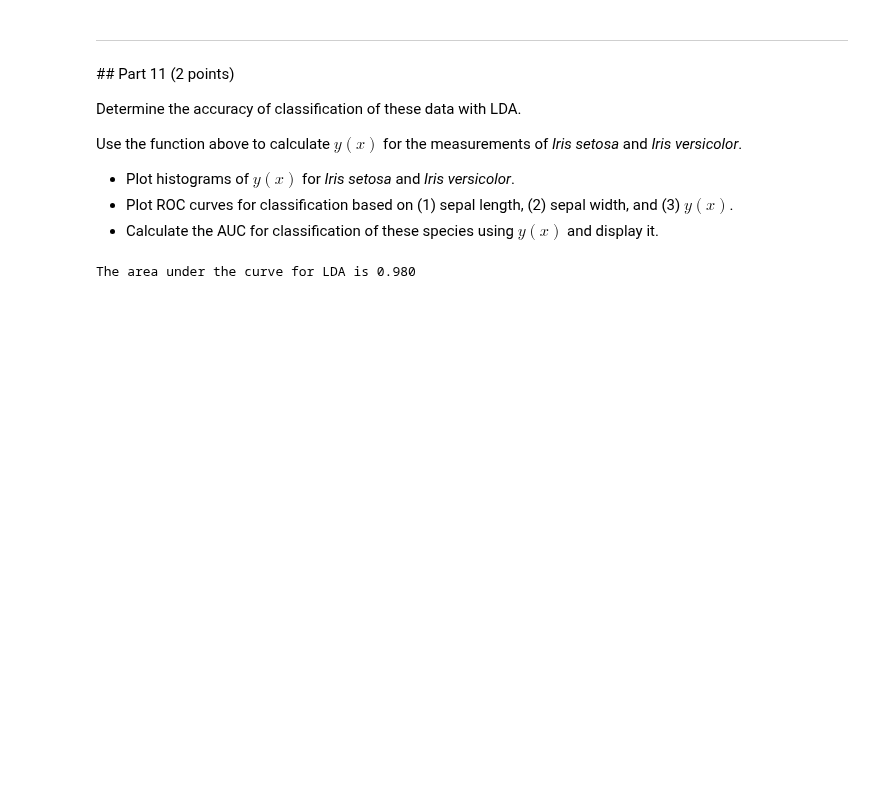
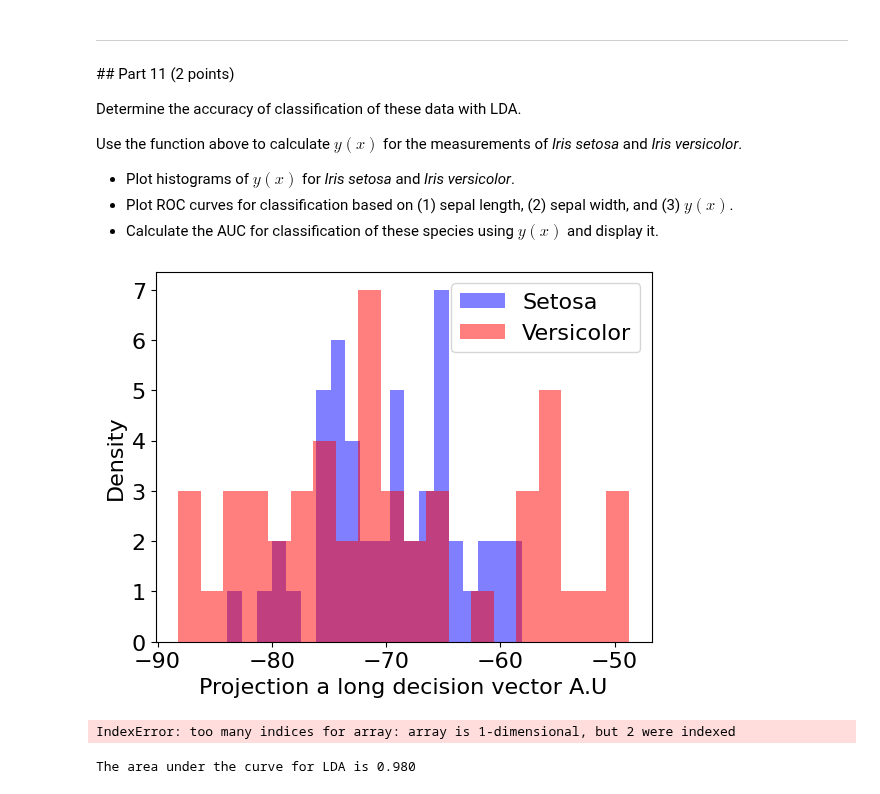
Before and after one commit to Urvi-M/BE559, a Jupyter notebook: Homework3_part1_v1.ipynb, the cells around one changed output. Drawn from its saved outputs; the diff is of its cells as text; code cells hidden in the pictures; blank space fills up the shorter version.

```diff
--- a/Homework3_part1_v1.ipynb
+++ b/Homework3_part1_v1.ipynb
@@ -375,6 +377,13 @@ $ y(x) = W^Tx + {\omega}_0 $
 $y(x)$ is the distance between the decision boundary (i.e. the projection of the centroid midpoint onto the decision vector) and the projection of a data point, $x$, onto the decision vector.
 
 This function should take as input arguments: data points ($x$; an Nx2 numpy array), the decision vector ($W$; a 1x2 numpy array), and the centroid midpoint (1x2 numpy array used to calculate $w_0$).
+# %%
+def distance_to_decision_boundary(x, W, m):
+
+    w0 = -np.dot(W, m)
+
+    distance = np.dot(x, W) + w0
+    return distance
 # %% [markdown]
 ---
 ## Part 11 (2 points)
@@ -386,6 +395,42 @@ Use the function above to calculate $y(x)$ for the measurements of *Iris setosa*
 *   Plot histograms of $y(x)$ for *Iris setosa* and *Iris versicolor*.
 *   Plot ROC curves for classification based on (1) sepal length, (2) sepal width, and (3) $y(x)$.
 *   Calculate the AUC for classification of these species using $y(x)$ and display it.
+# %%
+# Calculate y(x) for Iris setosa and Iris versicolor
+y_setosa = distance_to_decision_boundary(np.column_stack((sinvx, sinvy)), W, m)
+y_versicolor = distance_to_decision_boundary(np.column_stack((vinvx, vinvy)), W, m)
+
+# Plot histograms of y(x) for Iris setosa and Iris versicolor
+plt.hist(y_setosa, bins=20, color='b', alpha=0.5, label='Setosa')
+plt.hist(y_versicolor, bins=20, color='r', alpha=0.5, label='Versicolor')
+plt.xlabel('Projection a long decision vector A.U')
+plt.ylabel('Density')
+
+plt.legend()
+plt.show()
+
+# Calculate ROC curves for classification based on y(x)
+tpr_yx, fpr_yx, roc_auc_yx = ROC(np.concatenate((y_setosa, y_versicolor)), np.concatenate((np.zeros(len(y_setosa)), np.ones(len(y_versicolor)))))
+
+# Plot ROC curves
+plt.figure()
+plt.plot(fpr_sl, tpr_sl, color='darkorange', lw=2, label='ROC curve (AUC = %0.2f) for Sepal Length' % roc_auc_sl)
+plt.plot(fpr_sw, tpr_sw, color='green', lw=2, label='ROC curve (AUC = %0.2f) for Sepal Width' % roc_auc_sw)
+plt.plot(fpr_yx, tpr_yx, color='blue', lw=2, label='ROC curve (AUC = %0.2f) for y(x)' % roc_auc_yx)
+plt.plot([0, 1], [0, 1], color='gray', linestyle='--')
+plt.xlim([0.0, 1.0])
+plt.ylim([0.0, 1.05])
+plt.xlabel('False Positive Rate')
+plt.ylabel('True Positive Rate')
+plt.title('Discriminant projection')
+plt.legend(loc="lower right")
+plt.show()
+
+# Display the AUC for classification using y(x)
+print("AUC for classification using y(x):", roc_auc_yx)
+# %% [output]
+[figure, added]
+IndexError: too many indices for array: array is 1-dimensional, but 2 were indexed
 # %%
 # %% [output]
 The area under the curve for LDA is 0.980
```
Also changed, not shown: parts of 1 cell of this notebook.
